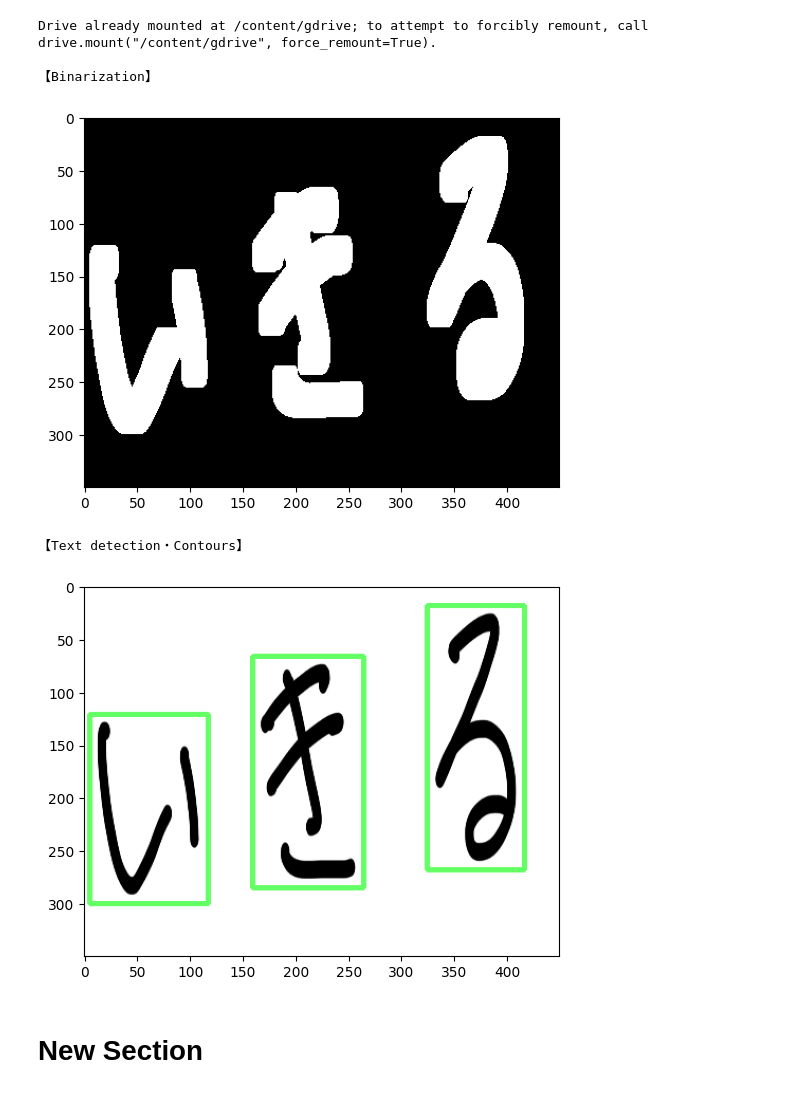
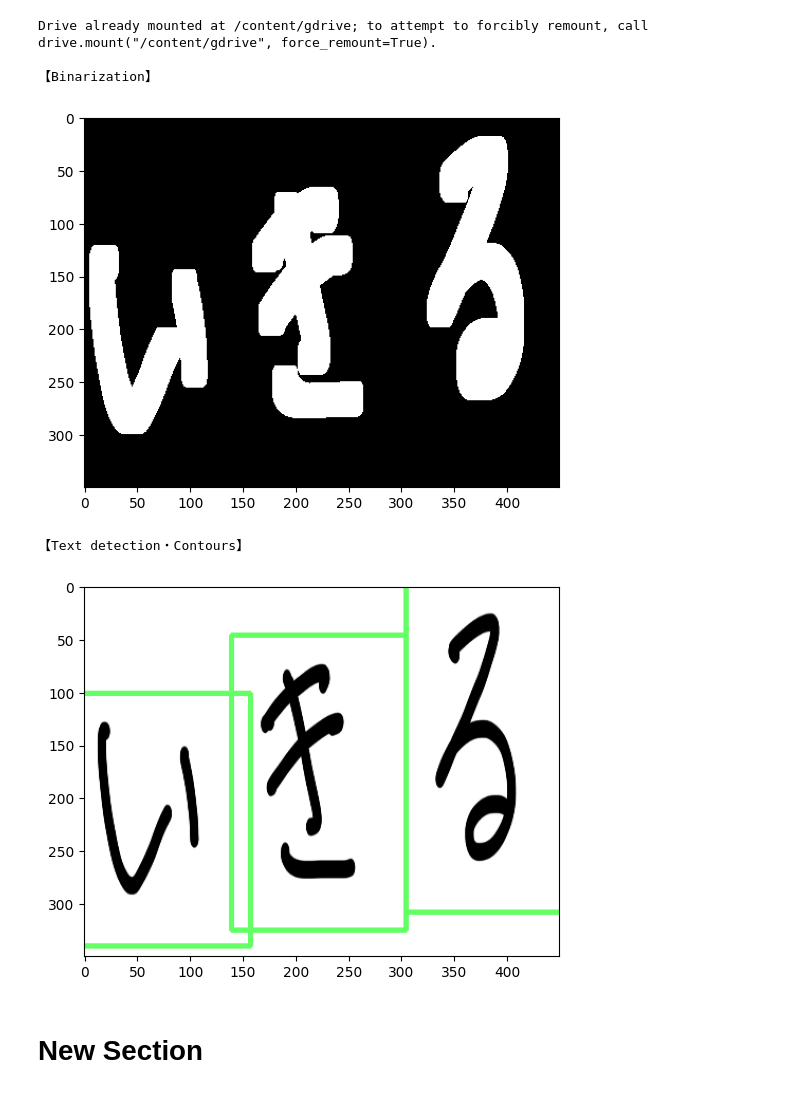
Before and after one commit to beatlesatani/OCR_project, a Jupyter notebook: Japanese_handwritten_text_detection_horizontal_vertical.ipynb, the cells around one changed output. Saved outputs shown, nothing was run; the diff lists cells and outputs as text; code cells hidden in the pictures.

```diff
--- a/Japanese_handwritten_text_detection_horizontal_vertical.ipynb
+++ b/Japanese_handwritten_text_detection_horizontal_vertical.ipynb
@@ -112,6 +112,7 @@ def block_contours (OCR_input_file):
   #cnts: coordinates of contour,  hierarchy: how to detect contour
   #cv2.RETR_EXTERNAL：return the most external contour.
   #cv2.CHAIN_APPROX_SIMPLE : do not contain all pointns on the contour to reduce data size.leaves only their end points.
+
   cnts, hierarchy = cv2.findContours(img_dilation, cv2.RETR_EXTERNAL, cv2.CHAIN_APPROX_SIMPLE)
 
   if OCR_mode == 0:
@@ -132,41 +133,48 @@ def block_contours (OCR_input_file):
     if not block_horizontal_height_minimum < h < block_horizontal_height_max:
       continue
 
-    # extract ROI
-    block_ROI = img[y:y+h, x:x+w]
+    x_fix = x-5
+    y_fix = y-5
+    w_fix = w+6
+    h_fix = h+6
+
+    # extract  (capture rectangle and each image is in the rectangle)
+    block_ROI = img[y_fix:y_fix+h_fix, x_fix:x_fix+w_fix]
+    #block_ROI = img[(y-20):(y-20)+(h+60), (x-20):x+w+40]
     cv2.imwrite('block_ROI_img{}.png'.format(block_ROI_index), block_ROI)
     block_ROI_index += 1
 
-    result.append([x, y, w, h])
+    #result.append([x, y, w, h])
+    result.append([x-20, y-20, w+60, h+60])
 
 
   # 画面に矩形の輪郭を描画 （描画機能）
   for x, y, w, h in result:
       cv2.rectangle(img, (x, y), (x+w, y+h), (100, 255, 100), 3)
 
 
   # 解説用のコメント（文字領域の輪郭検出・抽出）
   if OCR_mode == 0:
     print('\n【Text detection・Contours】')
   elif OCR_mode == 1:
     print('\n【Text detection・Contours】')
 
   # 文字領域の輪郭検出・抽出結果の表示
   plt.imshow(cv2.cvtColor(img, cv2.COLOR_BGR2RGB))
   plt.savefig('block_text-detection.png', dpi=300)
   plt.show()
 
 
 
 ## 大まかな文字領域の検出（ブロック検出）の関数（block_contours）の実行
 block_contours (input_file)
 # %% [output]
 Drive already mounted at /content/gdrive; to attempt to forcibly remount, call drive.mount("/content/gdrive", force_remount=True).
 
 【Binarization】
 [figure]
 【Text detection・Contours】
-[figure, old version]
+[figure, new version]
 # %% [markdown]
 # New Section
 # %%
```
Also changed, not shown: parts of 7 cells of this notebook.
